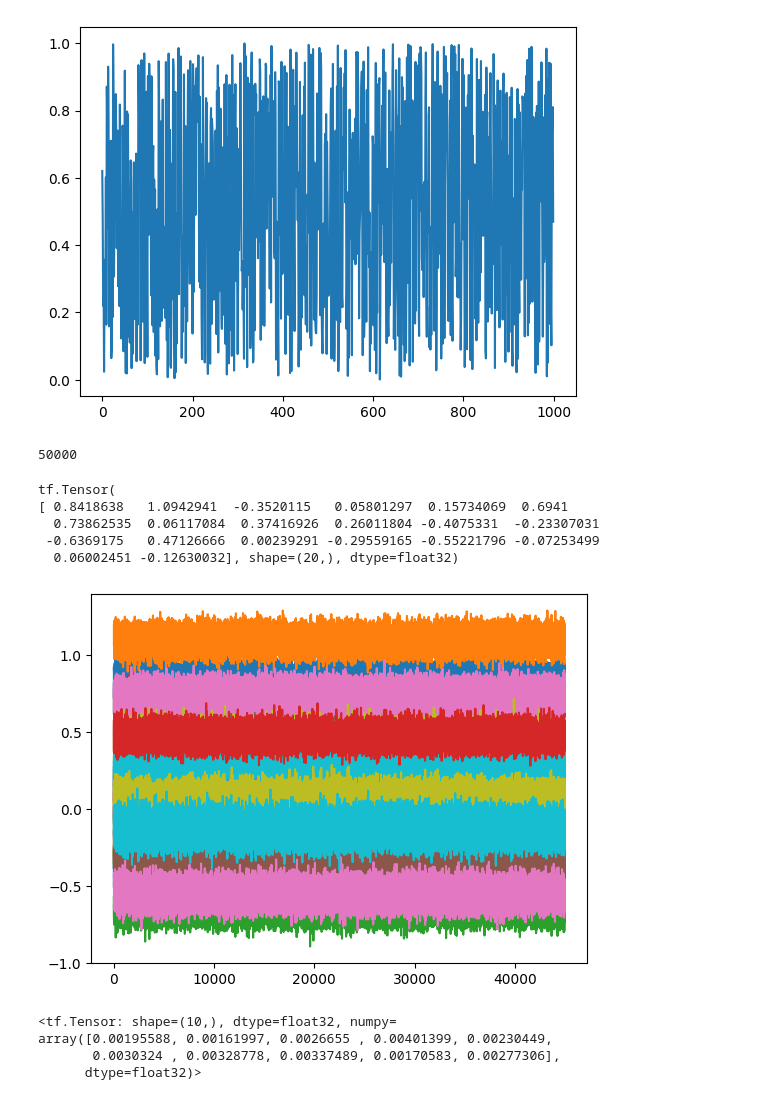
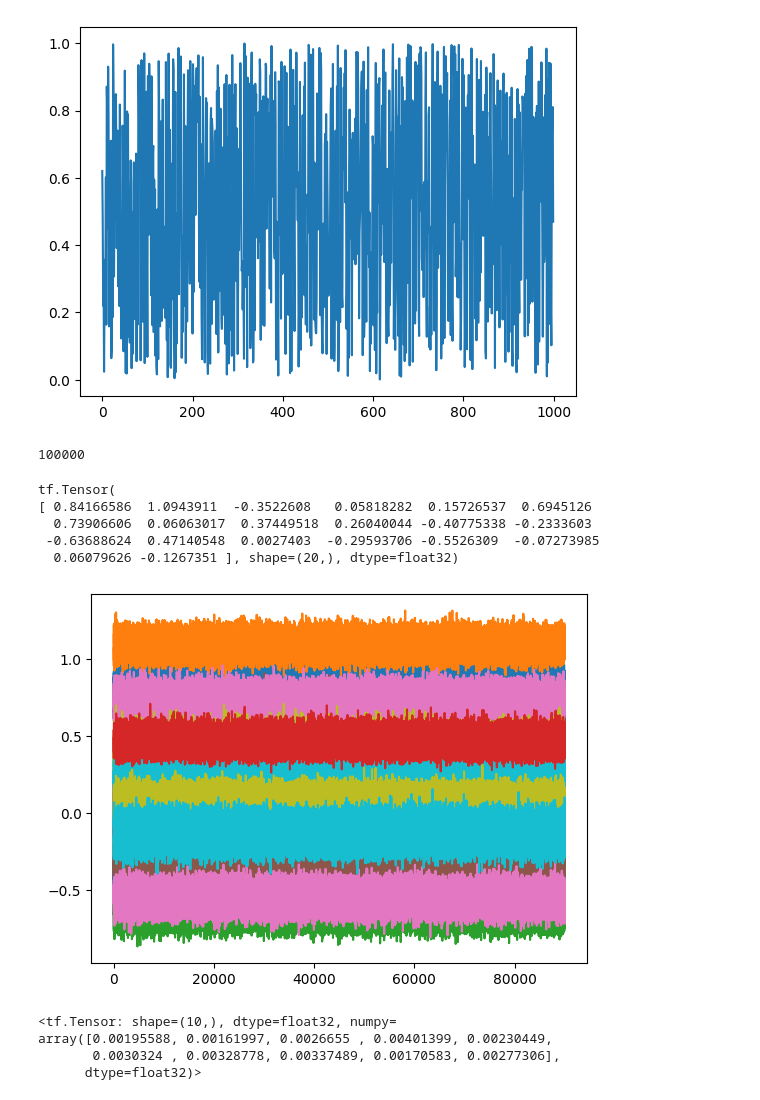
Before and after one commit to johnnymdoubleu/ssl-sgs, a Jupyter notebook: ssl-sgs.ipynb, the cells around one changed output. Cells and saved outputs as stored; diff of their text form; code cells hidden in the pictures.

```diff
--- a/ssl-sgs.ipynb
+++ b/ssl-sgs.ipynb
@@ -163,26 +163,27 @@ def splitGibbs(sigma1, sigma2, sigmay, X, y, niter=1000):
         # print("-------------------------------------------------------")
     return samples
 
-trace = splitGibbs(sigma1 = 1, sigma2 = 0.1, sigmay = 0.1, X = X, y = y, niter = 50000)
+# trace = splitGibbs(sigma1 = 1, sigma2 = 0.2, sigmay = 1, X = X, y = y, niter = 50000)
+trace = splitGibbs(sigma1 = 1, sigma2 = 0.1, sigmay = 0.1, X = X, y = y, niter = 100000)
 len(trace)
 # %% [output]
-50000
+100000
 # %%
-sample = tf.convert_to_tensor(np.asarray(trace[5000:]), dtype=tf.float32)
+sample = tf.convert_to_tensor(np.asarray(trace[10000:]), dtype=tf.float32)
 plt.plot(sample)
 ess = tfp.mcmc.effective_sample_size(sample, filter_beyond_positive_pairs=True)
 # print(ess.shape)
 mean, variance = tf.nn.moments(sample, axes=0)
 standard_error = tf.sqrt(variance / ess)
 
 print(mean)
 # %% [output]
 tf.Tensor(
-[ 0.8418638   1.0942941  -0.3520115   0.05801297  0.15734069  0.6941
-  0.73862535  0.06117084  0.37416926  0.26011804 -0.4075331  -0.23307031
- -0.6369175   0.47126666  0.00239291 -0.29559165 -0.55221796 -0.07253499
-  0.06002451 -0.12630032], shape=(20,), dtype=float32)
+[ 0.84166586  1.0943911  -0.3522608   0.05818282  0.15726537  0.6945126
+  0.73906606  0.06063017  0.37449518  0.26040044 -0.40775338 -0.2333603
+ -0.63688624  0.47140548  0.0027403  -0.29593706 -0.5526309  -0.07273985
+  0.06079626 -0.1267351 ], shape=(20,), dtype=float32)
-[figure, old version]
+[figure, new version]
 # %%
 variance
 # %% [output]
```
Also changed, not shown: 1 other file.
